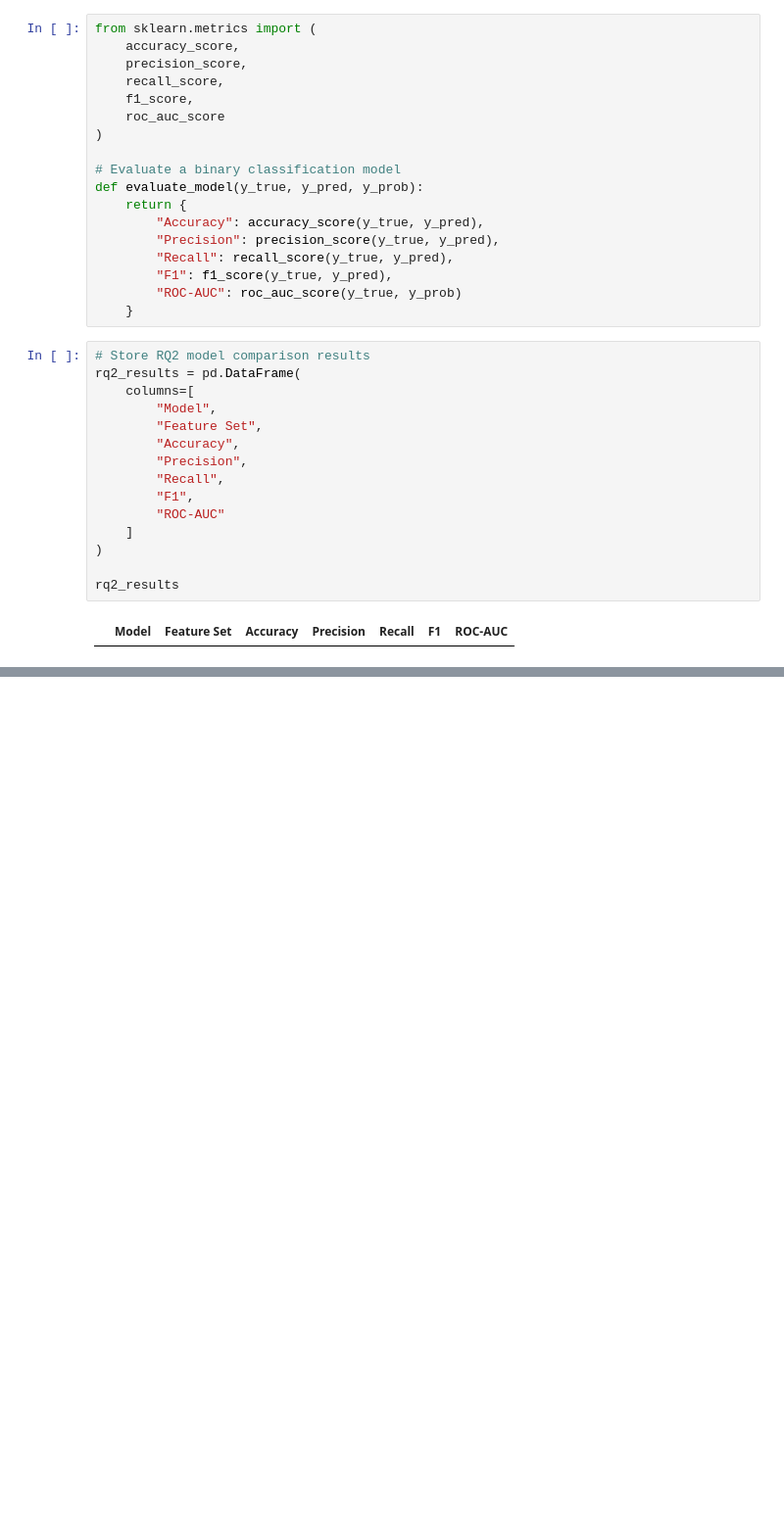
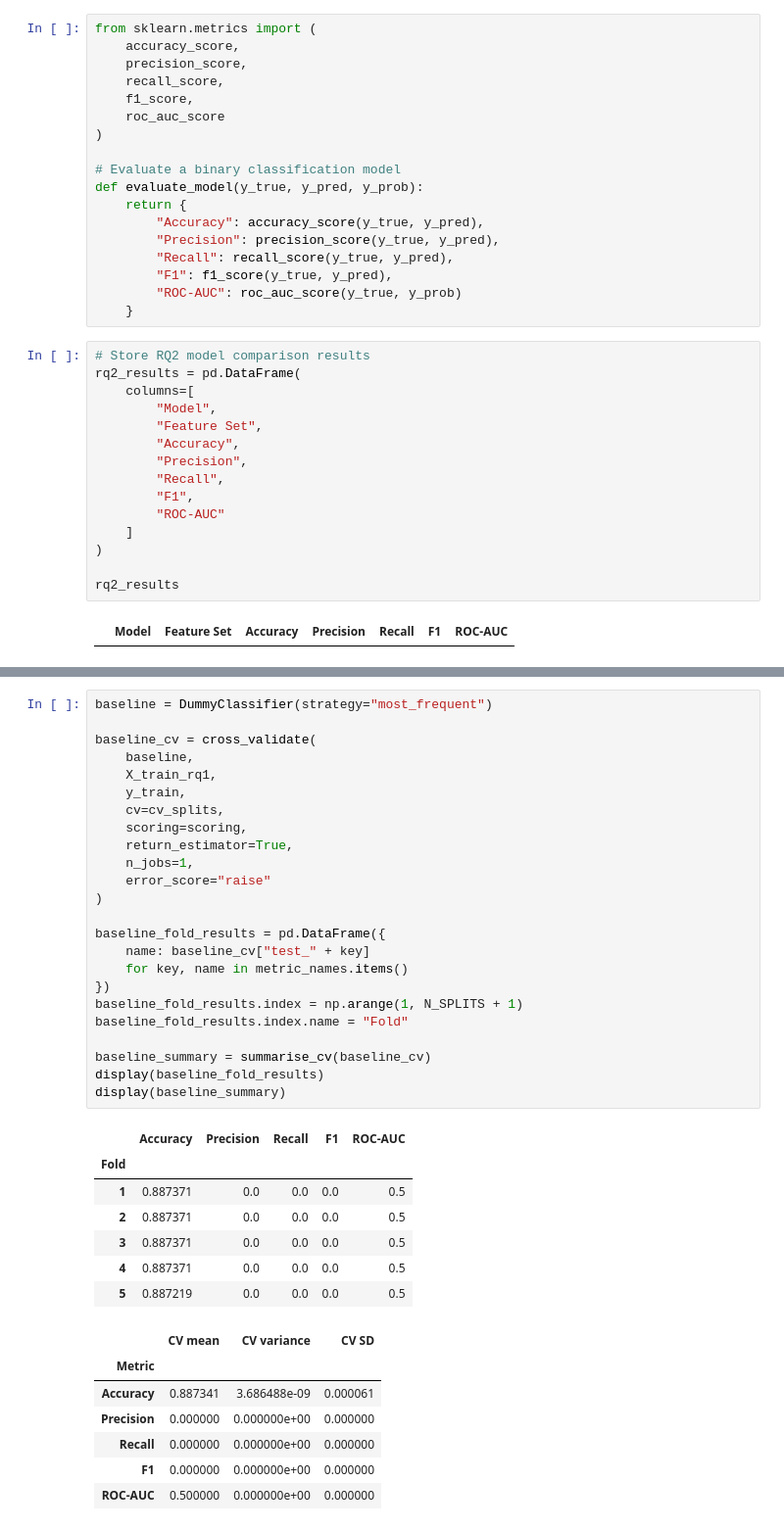
Before and after one commit to FredZ-U/COOMP-90049-Project2, a Jupyter notebook: A2_Bank_Marketing.ipynb, the cells around one changed output, grey strips where cells are left out. Shown at 98% size. Cells and saved outputs as stored; diff of their text form; blank space fills up the shorter version.

```diff
--- a/A2_Bank_Marketing.ipynb
+++ b/A2_Bank_Marketing.ipynb
@@ -903,0 +1066,39 @@ rq2_results
+# %%
+baseline = DummyClassifier(strategy="most_frequent")
+
+baseline_cv = cross_validate(
+    baseline,
+    X_train_rq1,
+    y_train,
+    cv=cv_splits,
+    scoring=scoring,
+    return_estimator=True,
+    n_jobs=1,
+    error_score="raise"
+)
+
+baseline_fold_results = pd.DataFrame({
+    name: baseline_cv["test_" + key]
+    for key, name in metric_names.items()
+})
+baseline_fold_results.index = np.arange(1, N_SPLITS + 1)
+baseline_fold_results.index.name = "Fold"
+
+baseline_summary = summarise_cv(baseline_cv)
+display(baseline_fold_results)
+display(baseline_summary)
+# %% [output]
+|  | Accuracy | Precision | Recall | F1 | ROC-AUC |
+| Fold |  |  |  |  |  |
+| 1 | 0.887371 | 0.0 | 0.0 | 0.0 | 0.5 |
+| 2 | 0.887371 | 0.0 | 0.0 | 0.0 | 0.5 |
+| 3 | 0.887371 | 0.0 | 0.0 | 0.0 | 0.5 |
+| 4 | 0.887371 | 0.0 | 0.0 | 0.0 | 0.5 |
+| 5 | 0.887219 | 0.0 | 0.0 | 0.0 | 0.5 |
+|  | CV mean | CV variance | CV SD |
+| Metric |  |  |  |
+| Accuracy | 0.887341 | 3.686488e-09 | 0.000061 |
+| Precision | 0.000000 | 0.000000e+00 | 0.000000 |
+| Recall | 0.000000 | 0.000000e+00 | 0.000000 |
+| F1 | 0.000000 | 0.000000e+00 | 0.000000 |
+| ROC-AUC | 0.500000 | 0.000000e+00 | 0.000000 |
```
Also changed, not shown: parts of 10 cells of this notebook.
